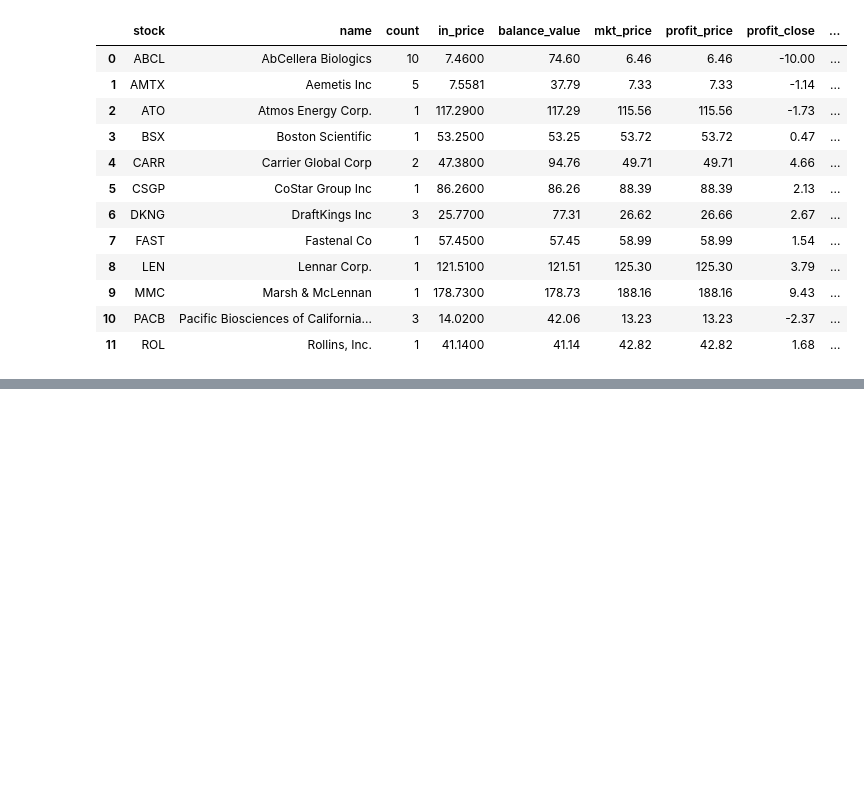
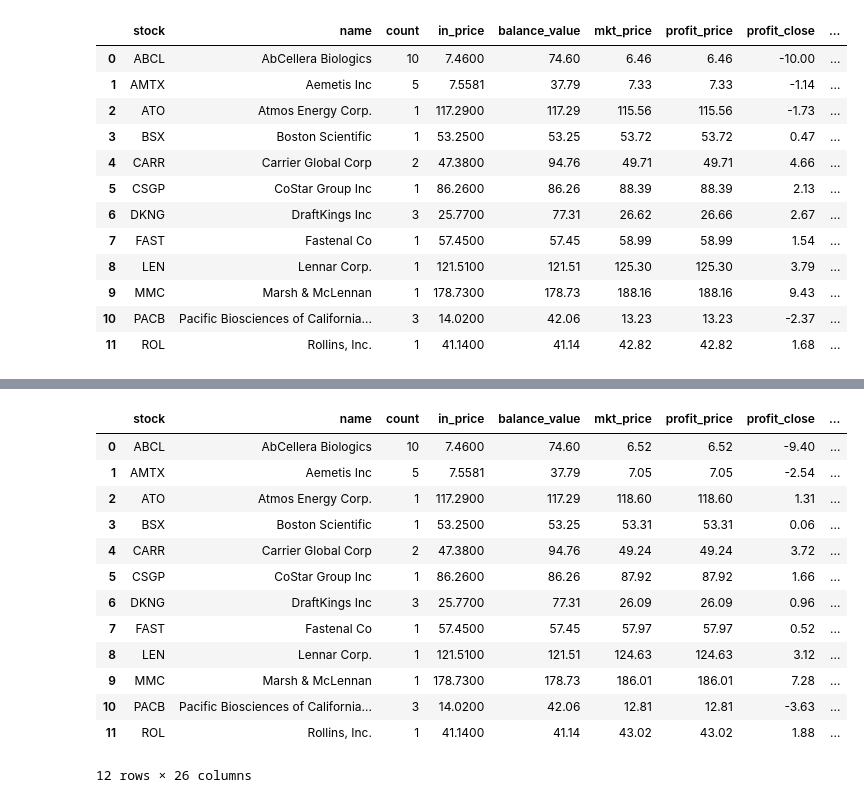
Before and after one commit to kravchukpetr/FinanceProject, a Jupyter notebook: ipynb/Load Ticks.ipynb, the cells around one changed output, grey strips where cells are left out. Cells and saved outputs as stored; diff of their text form; code cells hidden in the pictures; blank space fills up the shorter version.

```diff
--- a/ipynb/Load Ticks.ipynb
+++ b/ipynb/Load Ticks.ipynb
@@ -432,0 +532,2 @@ df[df['dt'] == '2023-07-03'].head()
+# %%
+df_pos =fl.get_pos_and_rec()
@@ -432,0 +543,19 @@ df[df['dt'] == '2023-07-03'].head()
+# %%
+df_result = pd.merge(df_pos, df_actual,  how='left', left_on=['stock'], right_on=['stock'])
+# %%
+df_result.head(15)
+# %% [output]
+|  | stock | name | count | in_price | balance_value | mkt_price | profit_price | profit_close | ... |
+| 0 | ABCL | AbCellera Biologics | 10 | 7.4600 | 74.60 | 6.52 | 6.52 | -9.40 | ... |
+| 1 | AMTX | Aemetis Inc | 5 | 7.5581 | 37.79 | 7.05 | 7.05 | -2.54 | ... |
+| 2 | ATO | Atmos Energy Corp. | 1 | 117.2900 | 117.29 | 118.60 | 118.60 | 1.31 | ... |
+| 3 | BSX | Boston Scientific | 1 | 53.2500 | 53.25 | 53.31 | 53.31 | 0.06 | ... |
+| 4 | CARR | Carrier Global Corp | 2 | 47.3800 | 94.76 | 49.24 | 49.24 | 3.72 | ... |
+| 5 | CSGP | CoStar Group Inc | 1 | 86.2600 | 86.26 | 87.92 | 87.92 | 1.66 | ... |
+| 6 | DKNG | DraftKings Inc | 3 | 25.7700 | 77.31 | 26.09 | 26.09 | 0.96 | ... |
+| 7 | FAST | Fastenal Co | 1 | 57.4500 | 57.45 | 57.97 | 57.97 | 0.52 | ... |
+| 8 | LEN | Lennar Corp. | 1 | 121.5100 | 121.51 | 124.63 | 124.63 | 3.12 | ... |
+| 9 | MMC | Marsh & McLennan | 1 | 178.7300 | 178.73 | 186.01 | 186.01 | 7.28 | ... |
+| 10 | PACB | Pacific Biosciences of California... | 3 | 14.0200 | 42.06 | 12.81 | 12.81 | -3.63 | ... |
+| 11 | ROL | Rollins, Inc. | 1 | 41.1400 | 41.14 | 43.02 | 43.02 | 1.88 | ... |
+12 rows × 26 columns
```
Also changed, not shown: parts of 51 cells of this notebook, 3 other files.
